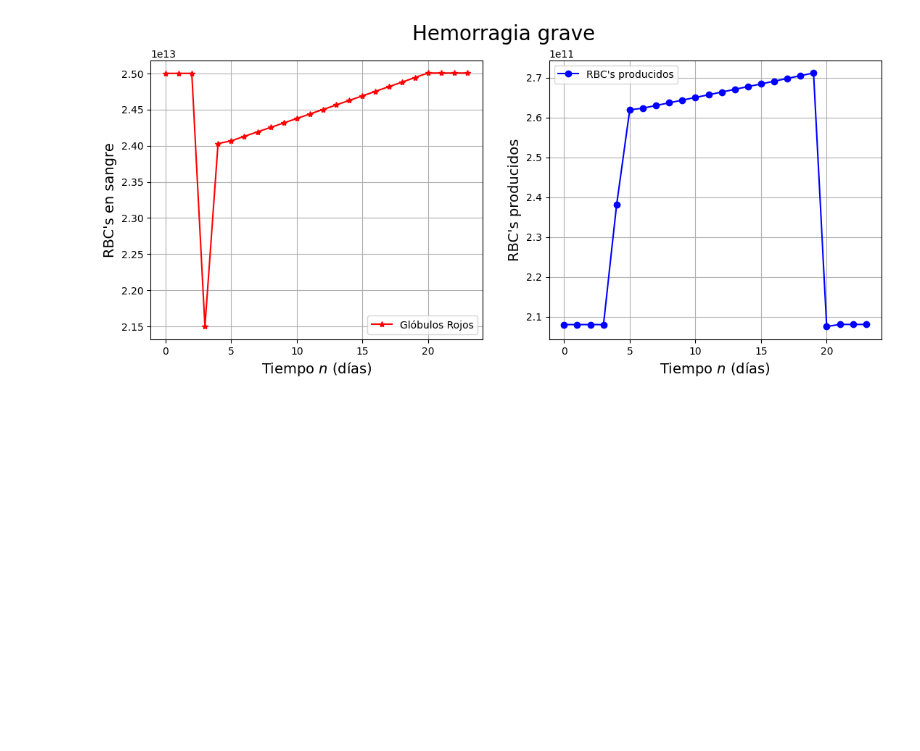
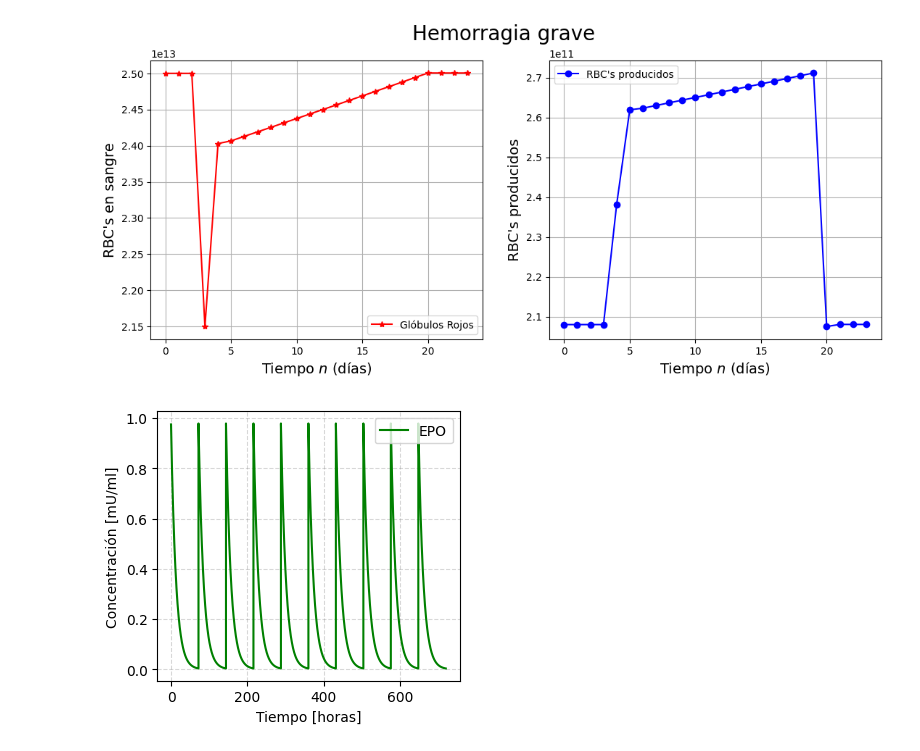
Before and after one commit to MiguelSC01/GraduationProject, a Jupyter notebook: Codigo/Tesis1[20].ipynb, the cells around one changed output. Saved outputs shown, nothing was run; the diff lists cells and outputs as text; code cells hidden in the pictures; blank space fills up the shorter version.

Commit message:
Anemia Renal

```diff
--- a/Codigo/Tesis1[20].ipynb
+++ b/Codigo/Tesis1[20].ipynb
@@ -446,3 +446,98 @@ ax2.set_ylabel('RBC\'s producidos',fontsize='14')
 ax2.grid()
 # %% [output]
 [figure]
+# %%
+"""
+Parte 2: Simulación de la solución resolviendo numéricamente el modelo (ecuación diferencial) asociado.
+"""
+import numpy as np
+from scipy.integrate import odeint
+import matplotlib.pyplot as plt
+
+
+n = 1
+## Parámetros y condiciones iniciales
+t0 = 72 # Tiempo de cada dosis [horas].
+Kel = 0.077 # Constante de eliminación [1/horas]
+C0 = 0.975 # Concentración inicial fármaco [mU/ml]
+TF = 720*n #Tiempo total de tratamiento [horas]
+Ndosis = TF//t0 # Dividimos el tiempo final sobre el numero de dosis para saber cuantas dosis vamos a aplicar
+#-----
+t = np.arange(0,TF,0.01) # Tiempo total de simulación. OJO con la resolución que puede causar problemas en la gráfica
+td = np.arange(0,t0,0.01) # Creamos el vector de tiempo de simulación para una sola dosis
+def model(y,t): # Definimos la ecuación diferencial (Nuestro modelo)
+    dydt = -(Kel)*y
+    return dydt
+#-----
+x = []
+y = odeint(model, C0, td) # Resolvemos para la primera dosis, C0 es el mismo
+
+x.append(y)
+for i in range(1,Ndosis):
+    y= odeint(model,(C0 + x[-1][-1]), td)
+    x.append(y)
+
+z = np.concatenate(x)
+###########################
+fig, ax = plt.subplots(figsize = [3.9,3.5])
+fig.suptitle('', fontsize='20')
+plt.plot(t,z,color='green', label = "EPO")
+plt.grid(which='major', color='gray', linestyle='--',alpha=0.3)
+plt.xlabel("Tiempo [horas]")
+plt.ylabel("Concentración [mU/ml]")
+plt.legend()
+plt.show()
+
+##MODELO ANEMIA RENAL
+
+##Constantes
+x0 = 25*(10**(12))
+gamma = 0.809
+f = 0.00832
+y0 = gamma*f*x0
+
+EPOe = 8.9
+EPOs = 11
+
+##Arreglo de días
+N = 30*n
+n = np.linspace(0,N,N+1) # lista de 0 a N (N+1 elementos)
+
+##Función de cambio
+
+def fun(x,y,w,i):
+    gr = (1-f)*x+y
+    cm = w*f*x
+    g = (EPOe+z[2400*i])/EPOs
+    return [gr,cm,g]
+
+x = np.zeros(N+1)
+y = np.zeros(N+1)
+w = np.zeros(N+1)
+x[0]=x0
+y[0]=y0
+w[0]=gamma
+minimo = True
+for i in range(1,N+1):
+    res = fun(x[i-1],y[i-1],w[i-1],i-1)
+    x[i] = res[0]
+    y[i] = res[1]
+    w[i] = res[2]
+
+
+fig, (ax1, ax2) = plt.subplots(1, 2,figsize=(13,5))
+fig.suptitle('Caso Anemia Renal', fontsize='20')
+ax1.plot(n, x, color='red',marker='*',label='Glóbulos Rojos') # GlobRoj
+ax1.legend(fontsize='12')
+ax1.set_xlabel('Tiempo $n$ (días)',fontsize='16')
+ax1.set_ylabel('RBC\'s en sangre',fontsize='16')
+ax1.tick_params(labelsize=14)
+ax1.grid(color= 'grey',linestyle='--')
+ax2.plot(n, y, color='blue',marker='o',label='RBC\'s producidos') # CMH
+ax2.legend(fontsize='12')
+ax2.set_xlabel('Tiempo $n$ (días)',fontsize='16')
+ax2.set_ylabel('RBC\'s producidos',fontsize='16')
+ax2.tick_params(labelsize=14)
+ax2.grid(color= 'grey',linestyle='--')
+# %% [output]
+[figure, added]
```
Also changed, not shown: parts of 2 cells of this notebook, 11 other files.
